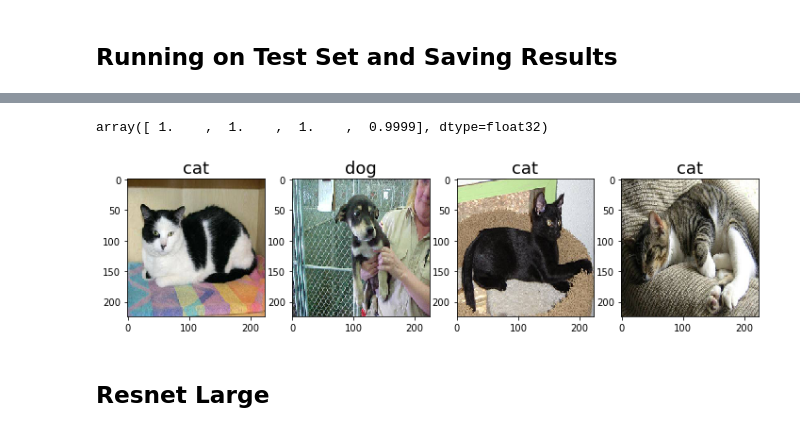
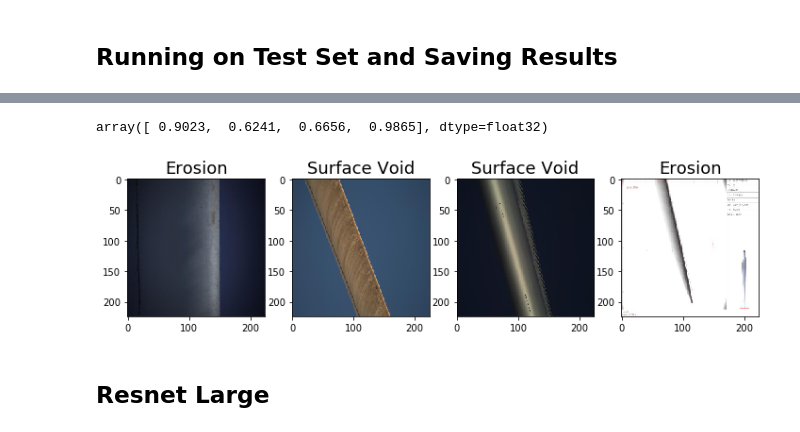
Before and after one commit to jonas-pettersson/fast-ai, a Jupyter notebook: Blade resnet50.ipynb, the cells around one changed output, grey strips where cells are left out. Cells and saved outputs as stored; diff of their text form; code cells hidden in the pictures.

```diff
--- a/Blade resnet50.ipynb
+++ b/Blade resnet50.ipynb
@@ -154,12 +127,12 @@ Found 12500 images belonging to 1 classes.
 # %%
 imgs,labels = next(batches)
 preds, idxs = my_predict(imgs, resnet_model, model)
-titles = map(lambda idx: ["cat", "dog"][idx], idxs)
+titles = map(lambda idx: ["Erosion", "Surface Void"][idx], idxs)
 plots(imgs, titles=titles)
 preds
 # %% [output]
-array([ 1.    ,  1.    ,  1.    ,  0.9999], dtype=float32)
+array([ 0.9023,  0.6241,  0.6656,  0.9865], dtype=float32)
-[figure, old version]
+[figure, new version]
 # %% [markdown]
 ## Resnet Large
 # %%
```
Also changed, not shown: parts of 13 cells of this notebook, 1 other file.
